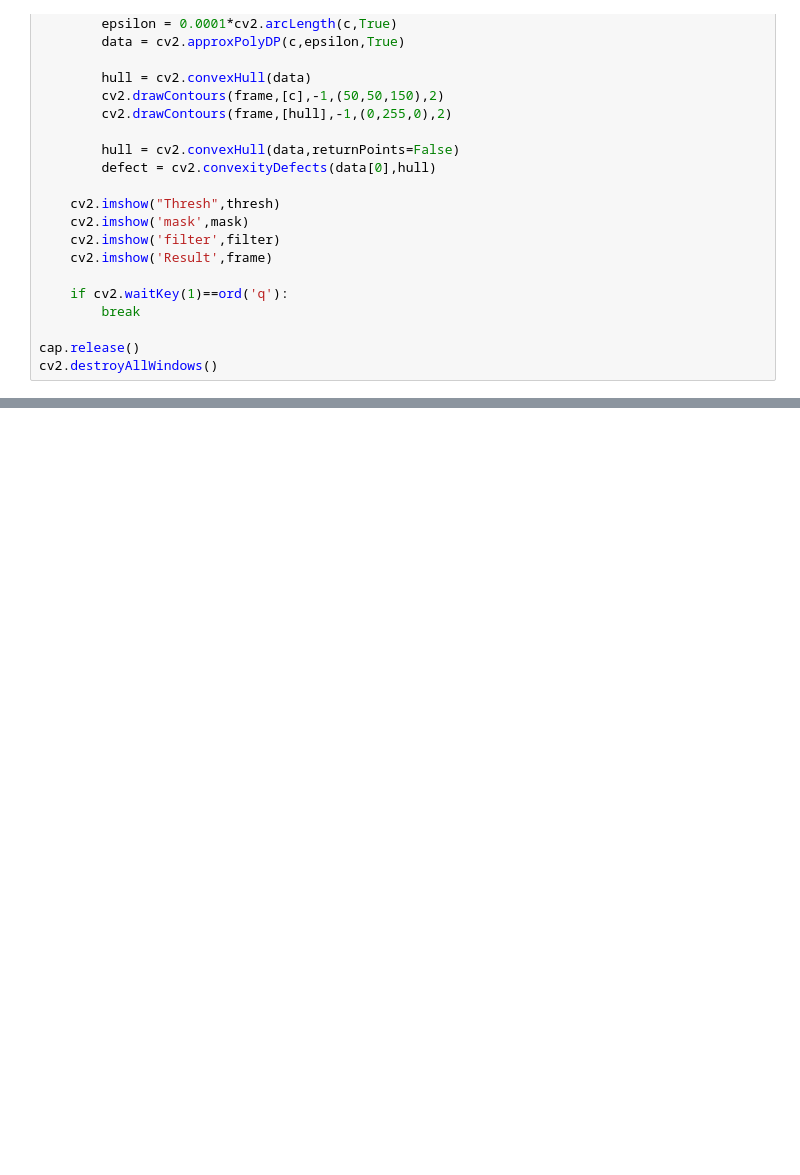
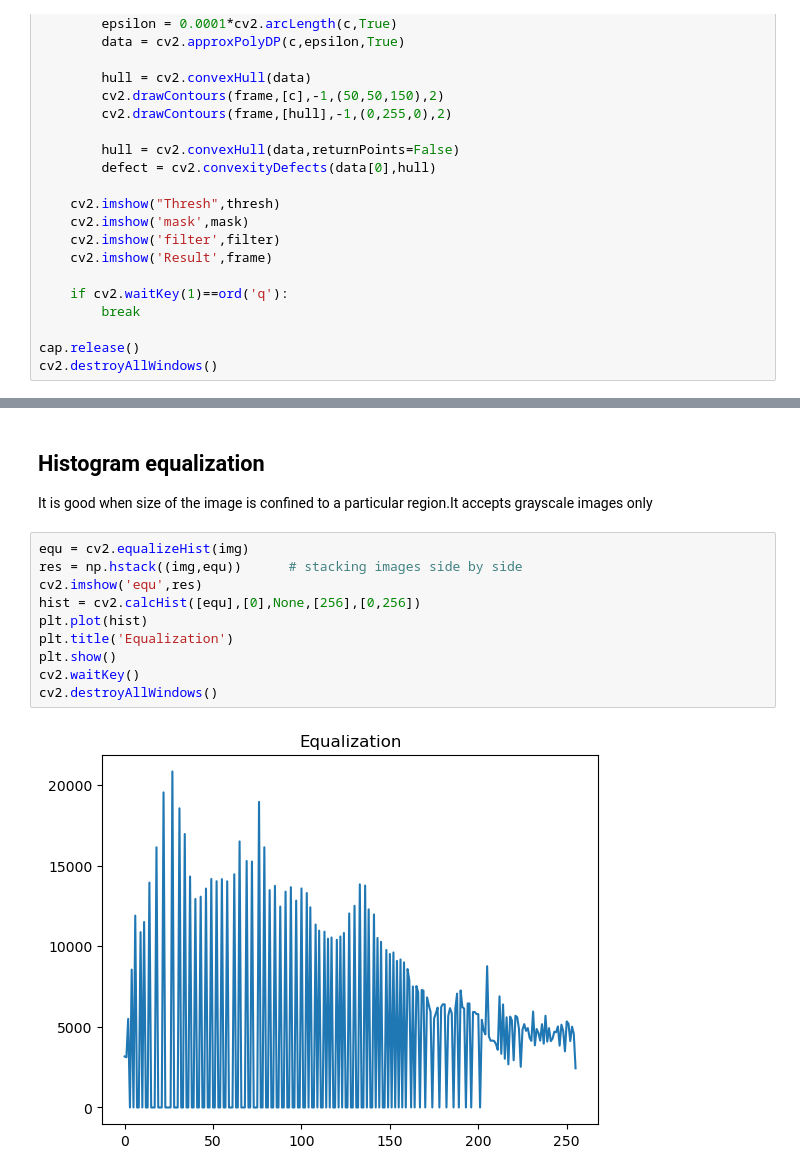
Before and after one commit to tushargupta123/Computer-vision, a Jupyter notebook: opencv-functions.ipynb, the cells around one changed output, grey strips where cells are left out. Cells and saved outputs as stored; diff of their text form; blank space fills up the shorter version.

```diff
--- a/opencv-functions.ipynb
+++ b/opencv-functions.ipynb
@@ -967,0 +1031,15 @@ cv2.destroyAllWindows()
+# %% [markdown]
+## Histogram equalization
+It is good when size of the image is confined to a particular region.It accepts grayscale images only
+# %%
+equ = cv2.equalizeHist(img)
+res = np.hstack((img,equ))      # stacking images side by side
+cv2.imshow('equ',res)
+hist = cv2.calcHist([equ],[0],None,[256],[0,256])
+plt.plot(hist)
+plt.title('Equalization')
+plt.show()
+cv2.waitKey()
+cv2.destroyAllWindows()
+# %% [output]
+[figure, added]
```
Also changed, not shown: parts of 37 cells of this notebook, 2 other files.
